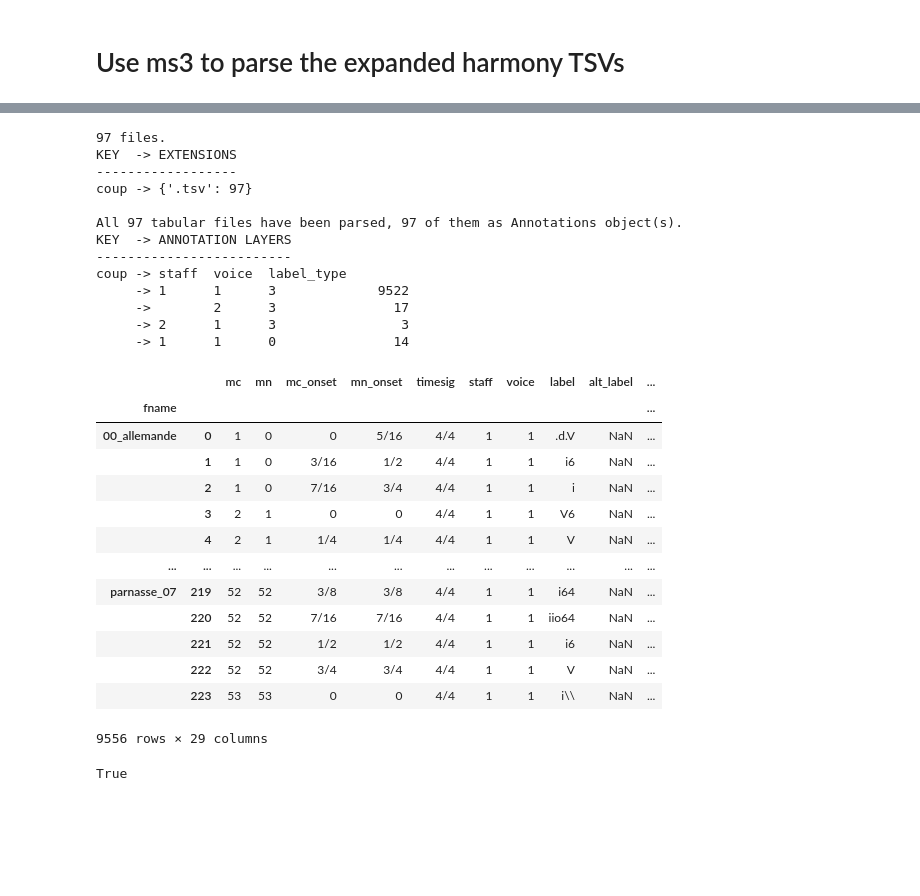
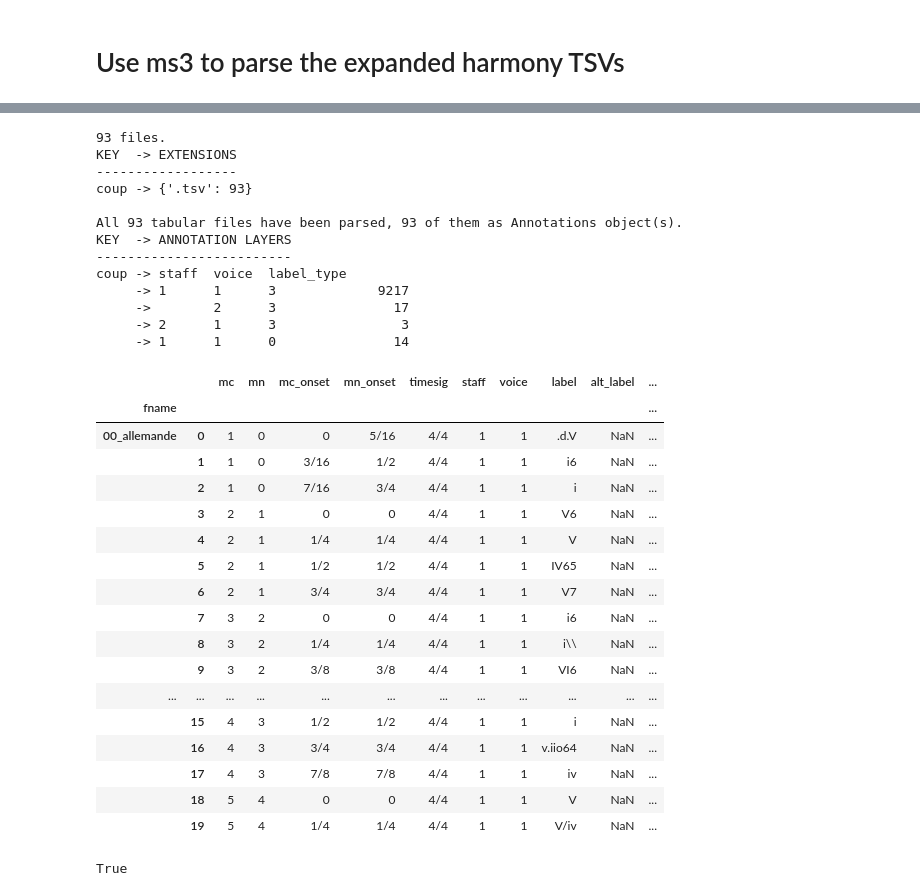
Before and after one commit to DCMLab/coup, a Jupyter notebook: figures.ipynb, the cells around one changed output, grey strips where cells are left out. Drawn from its saved outputs; the diff is of its cells as text; code cells hidden in the pictures; blank space fills up the shorter version.

```diff
--- a/figures.ipynb
+++ b/figures.ipynb
@@ -298,41 +319,44 @@ Couperin-concerts_royaux/harmonies  -> {'.tsv': 26}
 # %%
-p = Parse('.', key='coup', file_re='tsv$', index='fname', folder_re='harmonies')
+p = Parse('.', key='coup', exclude_re='AN.tsv$', file_re='tsv$', index='fname', folder_re='harmonies')
 p.parse_tsv()
+p
+# %% [output]
+93 files.
+KEY  -> EXTENSIONS
+------------------
+coup -> {'.tsv': 93}
+
+All 93 tabular files have been parsed, 93 of them as Annotations object(s).
+KEY  -> ANNOTATION LAYERS
+-------------------------
+coup -> staff  voice  label_type
+     -> 1      1      3             9217
+     ->        2      3               17
+     -> 2      1      3                3
+     -> 1      1      0               14
-# %%
-p
-# %% [output]
-97 files.
-KEY  -> EXTENSIONS
-------------------
-coup -> {'.tsv': 97}
-
-All 97 tabular files have been parsed, 97 of them as Annotations object(s).
-KEY  -> ANNOTATION LAYERS
--------------------------
-coup -> staff  voice  label_type
-     -> 1      1      3             9522
-     ->        2      3               17
-     -> 2      1      3                3
-     -> 1      1      0               14
 # %%
 df = p.get_labels()
 df['key_regions'] = df.groupby(level=0).localkey.apply(lambda col: col != col.shift()).cumsum()
-df
+df.head(20)
 # %% [output]
 |  |  | mc | mn | mc_onset | mn_onset | timesig | staff | voice | label | alt_label | ... |
 | fname |  |  |  |  |  |  |  |  |  |  | ... |
 | 00_allemande | 0 | 1 | 0 | 0 | 5/16 | 4/4 | 1 | 1 | .d.V | NaN | ... |
 |  | 1 | 1 | 0 | 3/16 | 1/2 | 4/4 | 1 | 1 | i6 | NaN | ... |
 |  | 2 | 1 | 0 | 7/16 | 3/4 | 4/4 | 1 | 1 | i | NaN | ... |
 |  | 3 | 2 | 1 | 0 | 0 | 4/4 | 1 | 1 | V6 | NaN | ... |
 |  | 4 | 2 | 1 | 1/4 | 1/4 | 4/4 | 1 | 1 | V | NaN | ... |
+|  | 5 | 2 | 1 | 1/2 | 1/2 | 4/4 | 1 | 1 | IV65 | NaN | ... |
+|  | 6 | 2 | 1 | 3/4 | 3/4 | 4/4 | 1 | 1 | V7 | NaN | ... |
+|  | 7 | 3 | 2 | 0 | 0 | 4/4 | 1 | 1 | i6 | NaN | ... |
+|  | 8 | 3 | 2 | 1/4 | 1/4 | 4/4 | 1 | 1 | i\\ | NaN | ... |
+|  | 9 | 3 | 2 | 3/8 | 3/8 | 4/4 | 1 | 1 | VI6 | NaN | ... |
 | ... | ... | ... | ... | ... | ... | ... | ... | ... | ... | ... | ... |
-| parnasse_07 | 219 | 52 | 52 | 3/8 | 3/8 | 4/4 | 1 | 1 | i64 | NaN | ... |
-|  | 220 | 52 | 52 | 7/16 | 7/16 | 4/4 | 1 | 1 | iio64 | NaN | ... |
-|  | 221 | 52 | 52 | 1/2 | 1/2 | 4/4 | 1 | 1 | i6 | NaN | ... |
-|  | 222 | 52 | 52 | 3/4 | 3/4 | 4/4 | 1 | 1 | V | NaN | ... |
-|  | 223 | 53 | 53 | 0 | 0 | 4/4 | 1 | 1 | i\\ | NaN | ... |
+|  | 15 | 4 | 3 | 1/2 | 1/2 | 4/4 | 1 | 1 | i | NaN | ... |
+|  | 16 | 4 | 3 | 3/4 | 3/4 | 4/4 | 1 | 1 | v.iio64 | NaN | ... |
+|  | 17 | 4 | 3 | 7/8 | 7/8 | 4/4 | 1 | 1 | iv | NaN | ... |
+|  | 18 | 5 | 4 | 0 | 0 | 4/4 | 1 | 1 | V | NaN | ... |
+|  | 19 | 5 | 4 | 1/4 | 1/4 | 4/4 | 1 | 1 | V/iv | NaN | ... |
-9556 rows × 29 columns
 # %%
 df.index.is_unique
 # %% [output]
```
Also changed, not shown: parts of 38 cells of this notebook.
